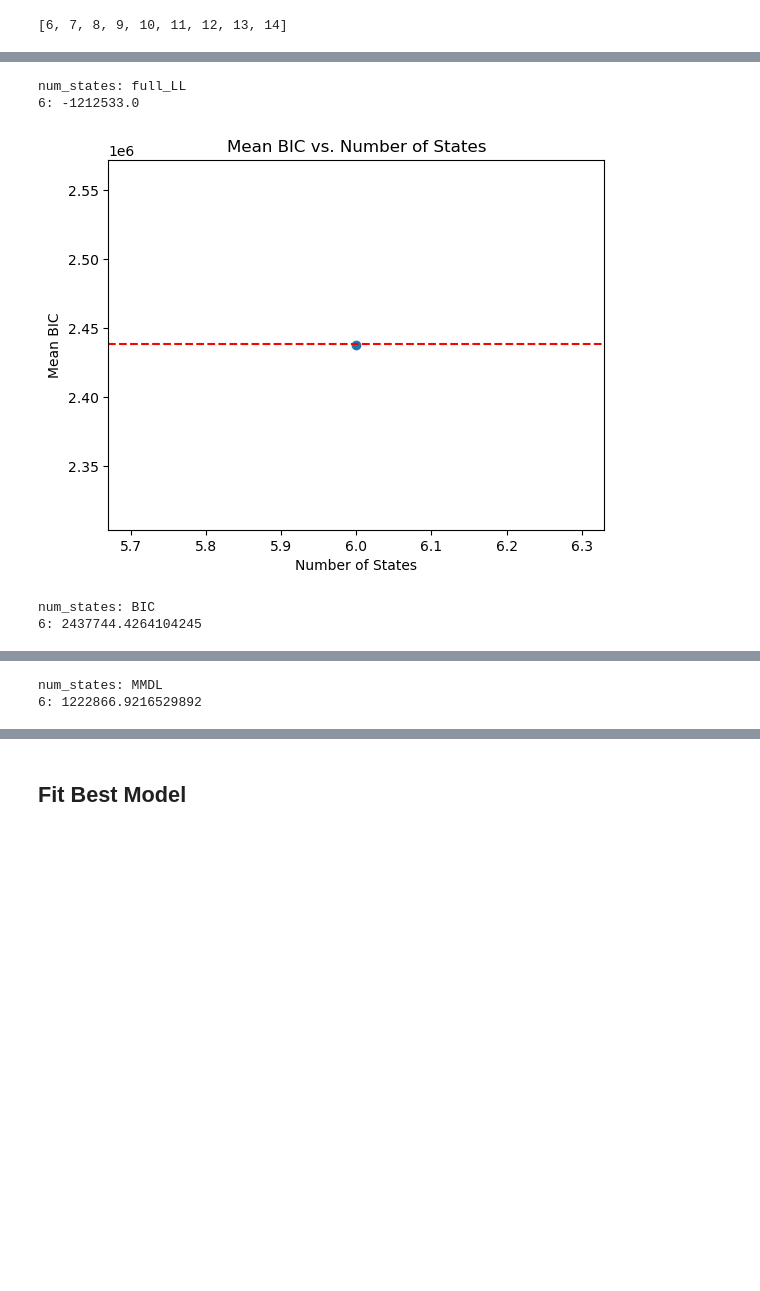
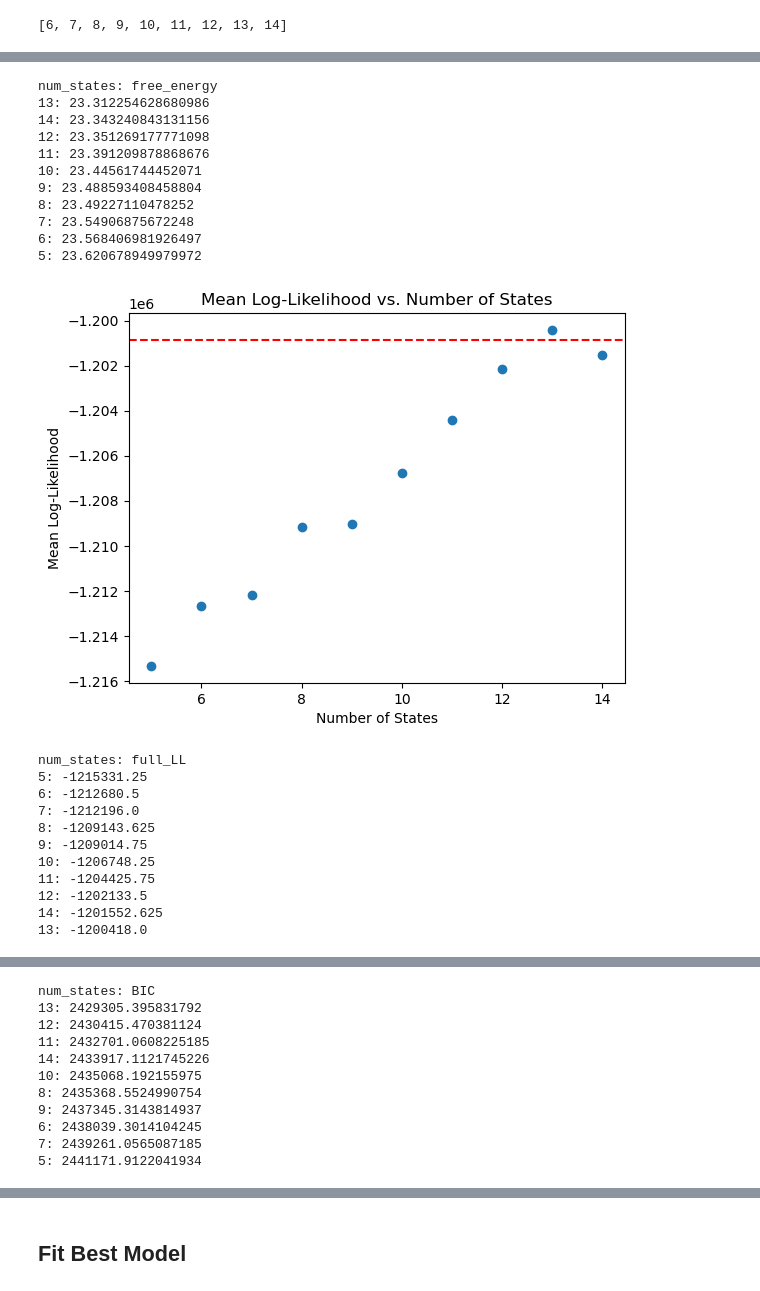
Before and after one commit to efei01/dFNC, a Jupyter notebook: HMM/CIMT_rest/CIMT_rest_HMM.ipynb, the cells around one changed output, grey strips where cells are left out. Cells and saved outputs as stored; diff of their text form; code cells hidden in the pictures; blank space fills up the shorter version.

```diff
--- a/HMM/CIMT_rest/CIMT_rest_HMM.ipynb
+++ b/HMM/CIMT_rest/CIMT_rest_HMM.ipynb
@@ -567,11 +567,11 @@ sorted(hyperparam_CV_no_TDE.keys())
 hyperparam_CV_log = hyperparam_CV_no_TDE
 # %%
 # CV to determine optimal hyperparameters for each number of states n
-min_n_states = 14 # must be >= 2
-max_n_states = 14
+min_n_states = 5 # must be >= 2
+max_n_states = 5
 hyperparam_grid = hyperparam_grid_no_TDE
 for num_states in range(min_n_states, max_n_states + 1):
-    print(f"\nGrid searching with {n} states...")
+    print(f"\nGrid searching with {num_states} states...")
     if num_states not in hyperparam_CV_log:
         hyperparam_CV_log[num_states] = {
             'hyperparams': [], # {hyperparams}
@@ -690,8 +691,7 @@ Best params for 14 states: {'sequence_length': 225, 'batch_size': 57, 'learning_
 num_realizations = 10
 # %%
 # Compute full-dataset evaluation metrics
-# for num_states in sorted_states:
-for num_states in sorted_states[:1]:
+for num_states in [5]:
     print(f"Fitting model with {num_states} states...")
     hyperparam_CV_log[num_states]['realizations'] = []
     hyperparam_CV_log[num_states]['free_energy'] = []
@@ -789,15 +784,13 @@ Realization 7:
 # %%
-# metrics = ['full_free_energy', 'full_LL', 'BIC', 'MMDL']
-metrics = ['full_LL', 'BIC', 'MMDL']
+metrics = ['free_energy', 'full_LL', 'BIC', 'MMDL']
 for metric in metrics:
     one_se_rule = {}
 
     for key, value in hyperparam_CV_log.items():
-        if key == 6:
-            one_se_rule[key] = {
-                'mean': np.mean(value[metric]),
-                'se': np.std(value[metric], ddof=1) / np.sqrt(num_realizations),
-            }
+        one_se_rule[key] = {
+            'mean': np.mean(value[metric]),
+            'se': np.std(value[metric], ddof=1) / np.sqrt(num_realizations),
+        }
 
     sorted_by_mean = sorted(list(one_se_rule.items()), key=lambda x: x[1]['mean'])
 
@@ -825,5 +818,23 @@ for metric in metrics:
-num_states: full_LL
-6: -1212533.0
+num_states: free_energy
+13: 23.312254628680986
+14: 23.343240843131156
+12: 23.351269177771098
+11: 23.391209878868676
+10: 23.44561744452071
+9: 23.488593408458804
+8: 23.49227110478252
+7: 23.54906875672248
+6: 23.568406981926497
+5: 23.620678949979972
-[figure, old version]
+[figure, new version]
-num_states: BIC
-6: 2437744.4264104245
+num_states: full_LL
+5: -1215331.25
+6: -1212680.5
+7: -1212196.0
+8: -1209143.625
+9: -1209014.75
+10: -1206748.25
+11: -1204425.75
+12: -1202133.5
+14: -1201552.625
+13: -1200418.0
@@ -831,2 +842,11 @@ num_states: BIC
-num_states: MMDL
-6: 1222866.9216529892
+num_states: BIC
+13: 2429305.395831792
+12: 2430415.470381124
+11: 2432701.0608225185
+14: 2433917.1121745226
+10: 2435068.192155975
+8: 2435368.5524990754
+9: 2437345.3143814937
+6: 2438039.3014104245
+7: 2439261.0565087185
+5: 2441171.9122041934
```
Also changed, not shown: parts of 10 cells of this notebook, 1 other file.
